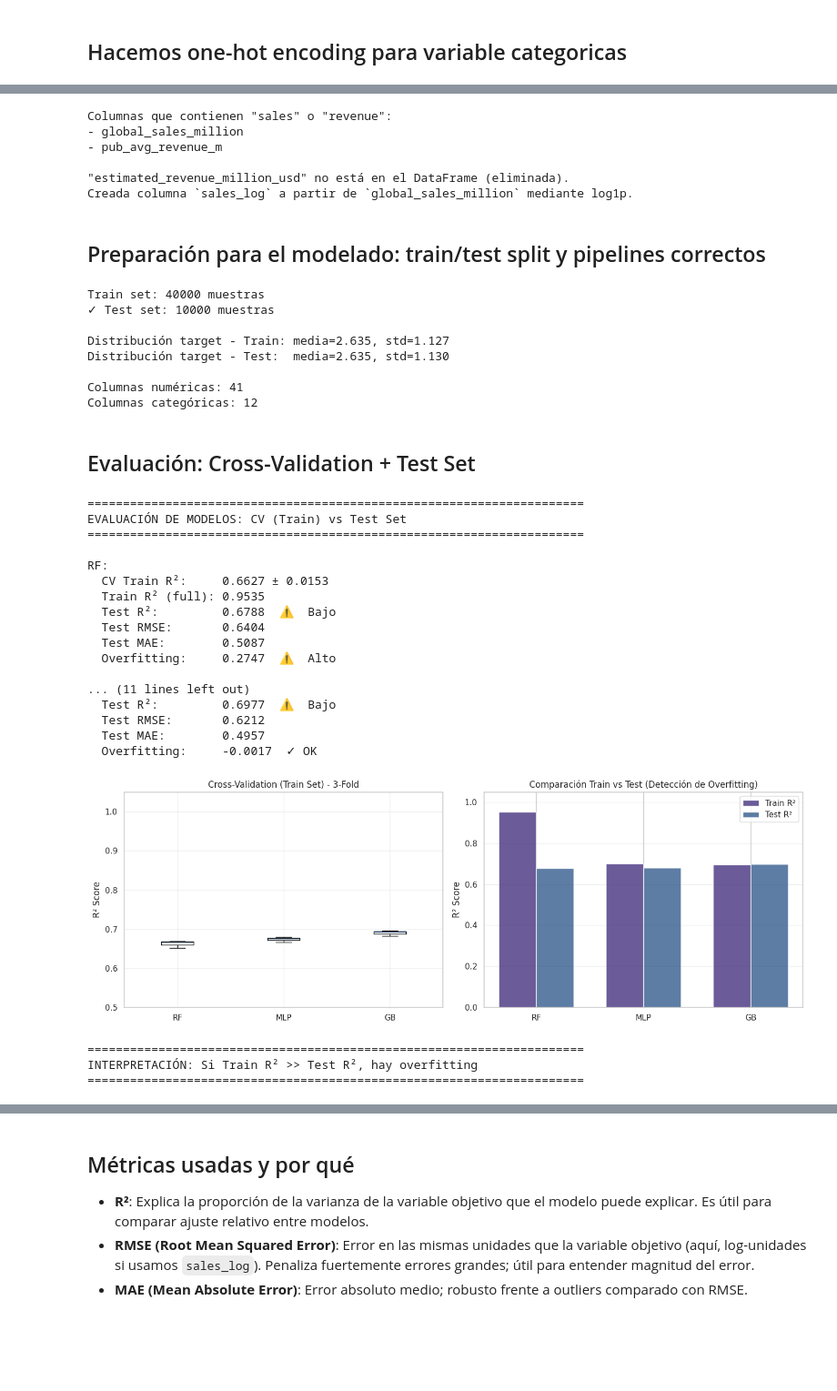
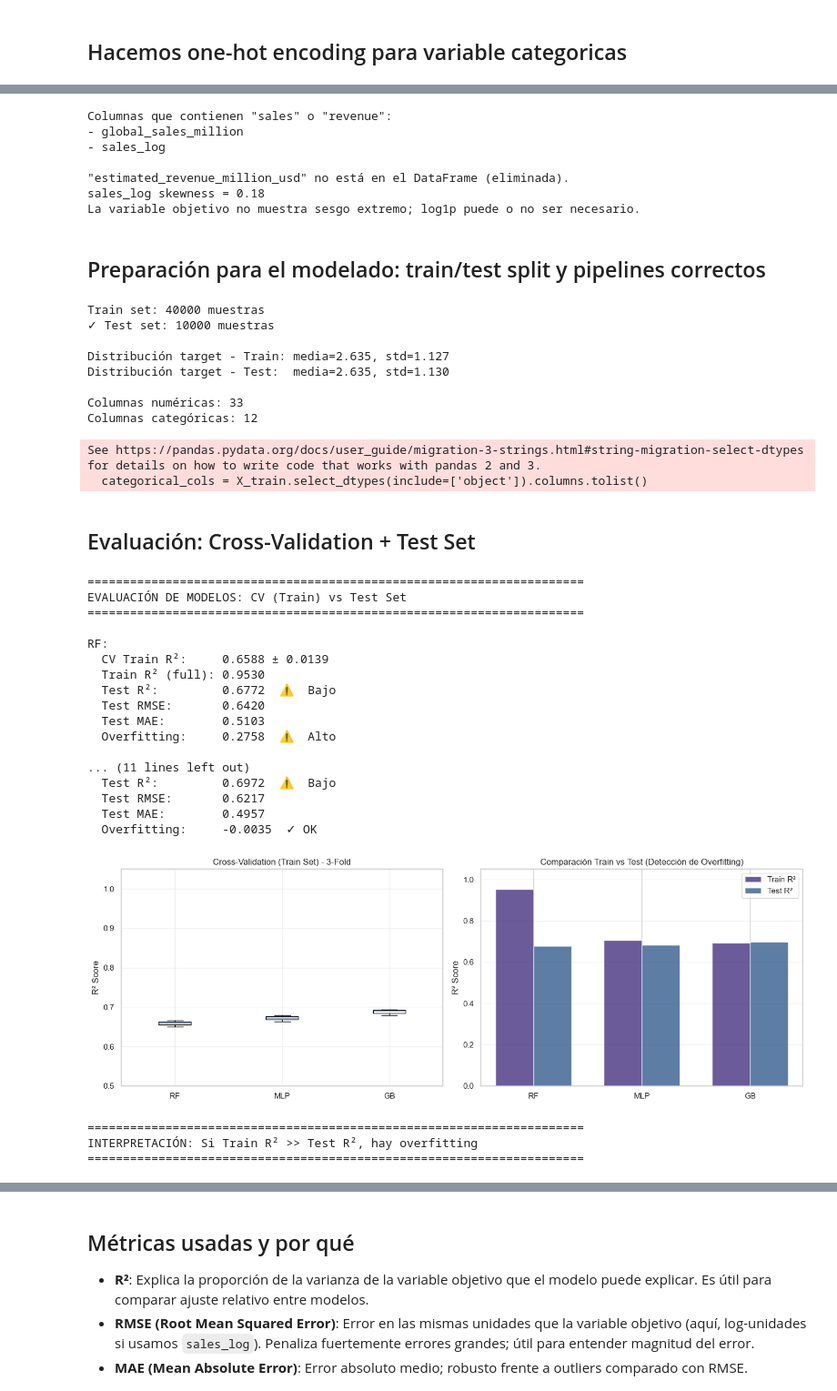
Before and after one commit to thetygerpotatto/CSfinal, a Jupyter notebook: copia(revisar).ipynb, the cells around one changed output, grey strips where cells are left out. Shown at 91% size. Saved outputs shown, nothing was run; the diff lists cells and outputs as text; code cells hidden in the pictures; blank space fills up the shorter version.

```diff
--- a/copia(revisar).ipynb
+++ b/copia(revisar).ipynb
@@ -317,7 +315,7 @@ columns_to_drop = [
     "genre_avg_sales_m",
     "platform_total_sales_m",
     "pub_total_sales_m",
-    "pub_avg_revenue_m"
+    "pub_avg_revenue_m",
     "year_total_sales_m",
     "estimated_revenue_million_usd"
 ]
@@ -334,7 +332,7 @@ Columnas eliminadas correctamente.
 ### Tambien eliminaremos columnas que no aportan información util
 # %%
 columns_to_drop = [
-    "game_id"
+    "game_id",
     "genre_titles"
 ]
 
@@ -620,3 +630,10 @@ plt.show()
+# %%
+columns_to_drop = [
+    "how_long_to_beat_completionist_hrs",
+    "genre_avg_htlb_main",
+]
+
+df_all = df_all.drop(columns=columns_to_drop)
 # %% [markdown]
 ## Preprocesamiento
 # %%
@@ -693,10 +712,11 @@ else:
 # %% [output]
 Columnas que contienen "sales" o "revenue":
 - global_sales_million
-- pub_avg_revenue_m
+- sales_log
 
 "estimated_revenue_million_usd" no está en el DataFrame (eliminada).
-Creada columna `sales_log` a partir de `global_sales_million` mediante log1p.
+sales_log skewness = 0.18
+La variable objetivo no muestra sesgo extremo; log1p puede o no ser necesario.
 # %% [markdown]
 ## Preparación para el modelado: train/test split y pipelines correctos
 # %%
@@ -765,8 +785,10 @@ Train set: 40000 muestras
 Distribución target - Train: media=2.635, std=1.127
 Distribución target - Test:  media=2.635, std=1.130
 
-Columnas numéricas: 41
+Columnas numéricas: 33
 Columnas categóricas: 12
+See https://pandas.pydata.org/docs/user_guide/migration-3-strings.html#string-migration-select-dtypes for details on how to write code that works with pandas 2 and 3.
+  categorical_cols = X_train.select_dtypes(include=['object']).columns.tolist()
 # %% [markdown]
 ## Evaluación: Cross-Validation + Test Set
 # %%
@@ -785,79 +807,43 @@ for name, pipe in pipelines.items():
     cv_results[name] = cv_scores
 
     # Entrenar en todo train set y evaluar en test
     pipe.fit(X_train, y_train)
     train_r2 = pipe.score(X_train, y_train)
     test_r2 = pipe.score(X_test, y_test)
 
     # Calcular RMSE y MAE en test
     y_pred = pipe.predict(X_test)
     test_rmse = np.sqrt(mean_squared_error(y_test, y_pred))
     test_mae = mean_absolute_error(y_test, y_pred)
 
     test_results[name] = {'r2': test_r2, 'rmse': test_rmse, 'mae': test_mae}
 
     print(f"\n{name}:")
     print(f"  CV Train R²:     {cv_scores.mean():.4f} ± {cv_scores.std()*2:.4f}")
     print(f"  Train R² (full): {train_r2:.4f}")
     print(f"  Test R²:         {test_r2:.4f}  {'✓ OK' if test_r2 > 0.7 else '⚠️  Bajo'}")
     print(f"  Test RMSE:       {test_rmse:.4f}")
     print(f"  Test MAE:        {test_mae:.4f}")
     print(f"  Overfitting:     {train_r2 - test_r2:.4f}  {'⚠️  Alto' if train_r2 - test_r2 > 0.1 else '✓ OK'}")
-
-# Visualizar comparación
-fig, axes = plt.subplots(1, 2, figsize=(14, 5))
-
-# Gráfico 1: Cross-validation en train
-ax1 = axes[0]
-ax1.boxplot(cv_results.values(), labels=cv_results.keys())
-ax1.set_ylabel('R² Score')
-ax1.set_title('Cross-Validation (Train Set) - 3-Fold')
-ax1.grid(True, alpha=0.3)
-ax1.set_ylim([0.5, 1.05])
-
-# Gráfico 2: Train vs Test
-ax2 = axes[1]
-model_names = list(test_results.keys())
-train_r2_vals = [pipelines[name].score(X_train, y_train) for name in model_names]
-test_r2_vals = [test_results[name]['r2'] for name in model_names]
-
-x_pos = np.arange(len(model_names))
-width = 0.35
-ax2.bar(x_pos - width/2, train_r2_vals, width, label='Train R²', alpha=0.8)
-ax2.bar(x_pos + width/2, test_r2_vals, width, label='Test R²', alpha=0.8)
-ax2.set_ylabel('R² Score')
-ax2.set_title('Comparación Train vs Test (Detección de Overfitting)')
-ax2.set_xticks(x_pos)
-ax2.set_xticklabels(model_names)
-ax2.legend()
-ax2.grid(True, alpha=0.3, axis='y')
-ax2.set_ylim([0, 1.05])
-
-plt.tight_layout()
-plt.show()
-
-print("\n" + "="*70)
-print("INTERPRETACIÓN: Si Train R² >> Test R², hay overfitting")
-print("="*70)
 # %% [output]
 ======================================================================
 EVALUACIÓN DE MODELOS: CV (Train) vs Test Set
 ======================================================================
 
 RF:
-  CV Train R²:     0.6627 ± 0.0153
-  Train R² (full): 0.9535
-  Test R²:         0.6788  ⚠️  Bajo
-  Test RMSE:       0.6404
-  Test MAE:        0.5087
-  Overfitting:     0.2747  ⚠️  Alto
+  CV Train R²:     0.6588 ± 0.0139
+  Train R² (full): 0.9530
+  Test R²:         0.6772  ⚠️  Bajo
+  Test RMSE:       0.6420
+  Test MAE:        0.5103
+  Overfitting:     0.2758  ⚠️  Alto
 
 ... (11 lines left out)
-  Test R²:         0.6977  ⚠️  Bajo
-  Test RMSE:       0.6212
+  Test R²:         0.6972  ⚠️  Bajo
+  Test RMSE:       0.6217
   Test MAE:        0.4957
-  Overfitting:     -0.0017  ✓ OK
+  Overfitting:     -0.0035  ✓ OK
-[figure, old version]
+[figure, new version]
 ======================================================================
 INTERPRETACIÓN: Si Train R² >> Test R², hay overfitting
 ======================================================================
```
Also changed, not shown: parts of 25 cells of this notebook.
